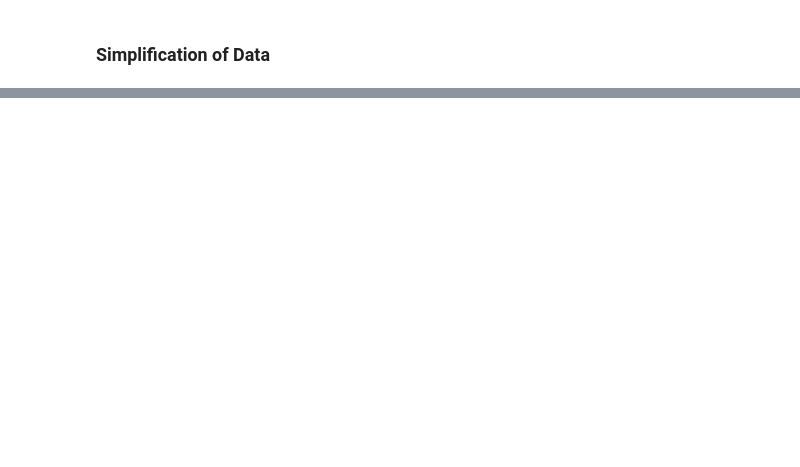
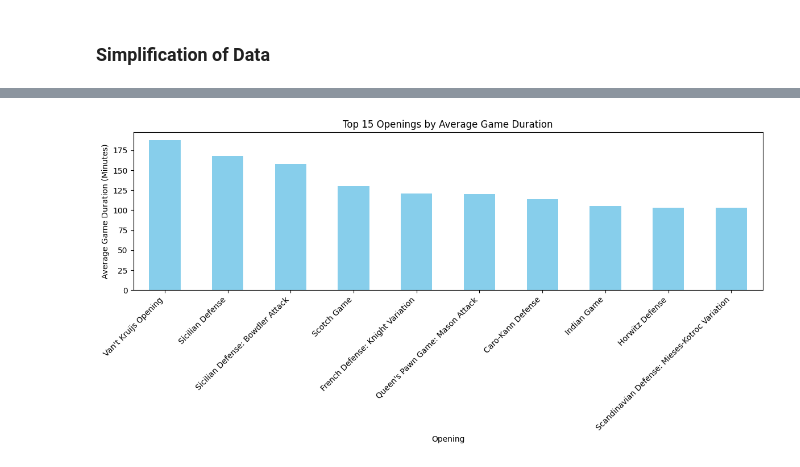
Before and after one commit to Dibij/Chess, a Jupyter notebook: Processing.ipynb, the cells around one changed output, grey strips where cells are left out. Drawn from its saved outputs; the diff is of its cells as text; code cells hidden in the pictures; blank space fills up the shorter version.

```diff
--- a/Processing.ipynb
+++ b/Processing.ipynb
@@ -137,0 +184,24 @@ Passing `palette` without assigning `hue` is deprecated and will be removed in v
+# %%
+# Group by 'Opening' and calculate the mean of 'Game_Duration_(M)'
+avg_duration = data_df.groupby('Opening')['Game_Duration_(M)'].mean().sort_values(ascending=False)
+
+# Select the top 15 openings based on average game duration
+top_15_openings = data_df['Opening'].value_counts().head(10)
+# Plotting the bar chart
+import matplotlib.pyplot as plt
+
+top_15_openings.plot(kind='bar', figsize=(12, 6), color='skyblue')
+
+# Add labels and title
+plt.title('Top 15 Openings by Average Game Duration')
+plt.xlabel('Opening')
+plt.ylabel('Average Game Duration (Minutes)')
+
+# Rotate x-axis labels to make them more readable
+plt.xticks(rotation=45, ha='right')  # Rotate the labels by 45 degrees and align to the right
+plt.tight_layout()  # Adjust layout to fit everything
+
+# Show the plot
+plt.show()
+# %% [output]
+[figure, added]
```
Also changed, not shown: parts of 18 cells of this notebook.
